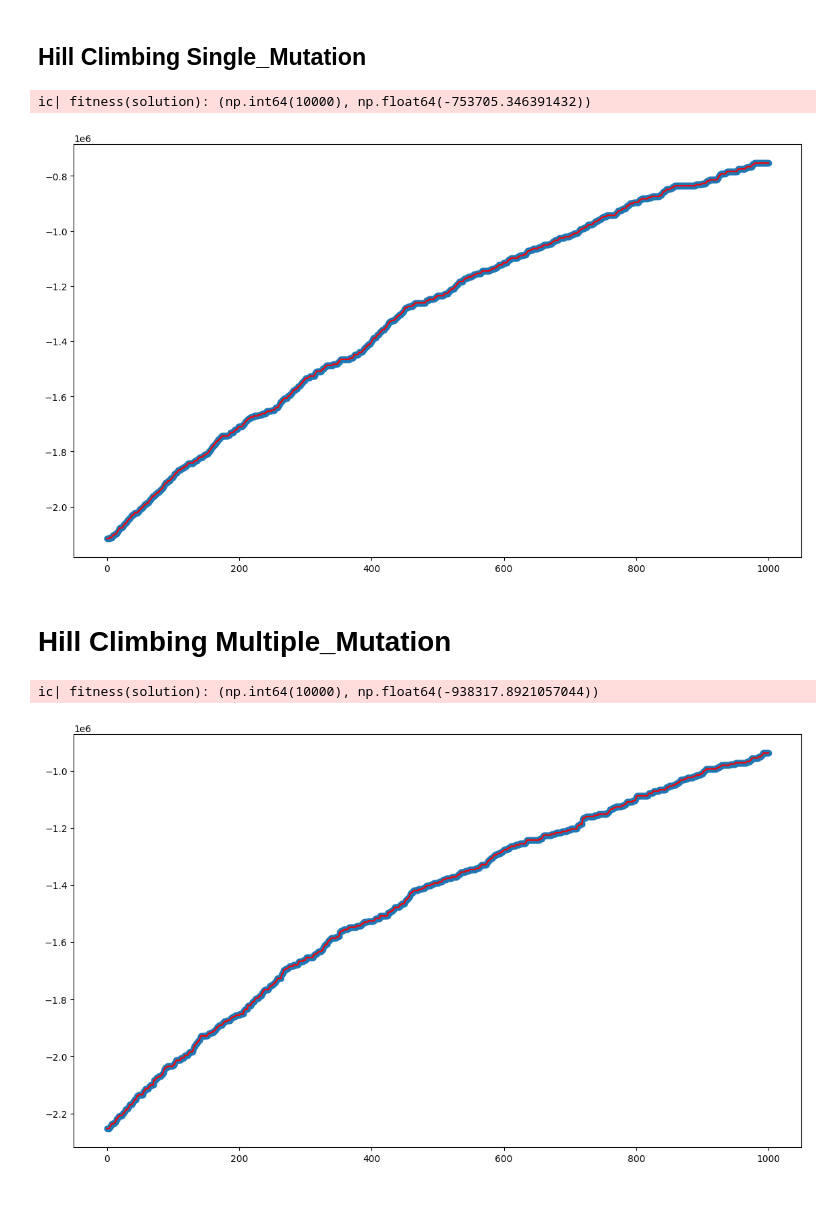
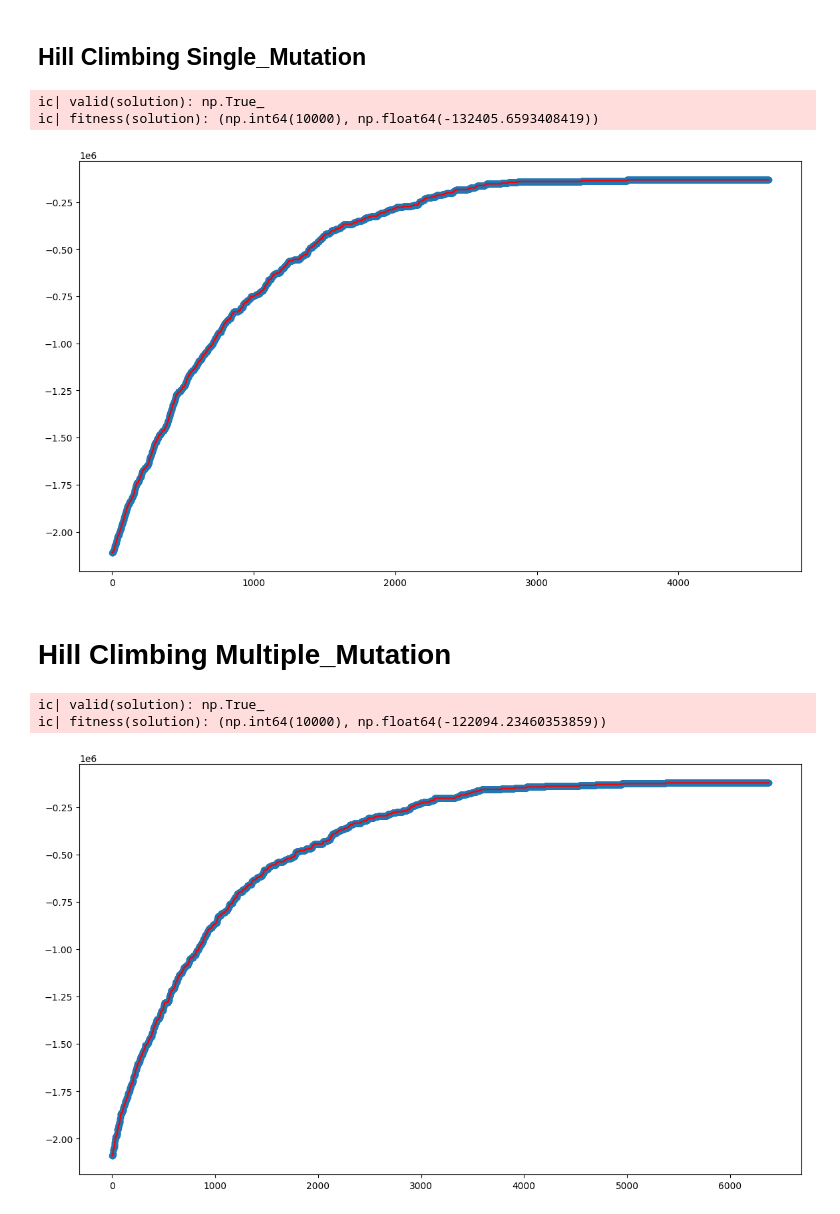
Before and after one commit to poliSimoneScalora/CI2024_lab1, a Jupyter notebook: set-cover.ipynb, the cells around one changed output. Cells and saved outputs as stored; diff of their text form; code cells hidden in the pictures.

```diff
--- a/set-cover.ipynb
+++ b/set-cover.ipynb
@@ -17,7 +17,7 @@ If you want to get reproducible results, use `rng` (and restart the kernel); for
 UNIVERSE_SIZE = 10000
 NUM_SETS = 1000
 DENSITY = 0.2
-MAX_STEPS = 1000
+MAX_STEPS = 10000
 
 rng = np.random.Generator(np.random.PCG64([UNIVERSE_SIZE, NUM_SETS, int(10_000 * DENSITY)]))
 # %%
@@ -69,6 +69,8 @@ def single_mutation(solution: np.ndarray)-> np.ndarray:
 
 solution = rng.random(NUM_SETS) < 0.5
 history = [float(fitness(solution)[1])]
+N = 1000
+NO_Improvement_Steps = 0
 
 for n in tqdm(range(MAX_STEPS)):
     new_solution = single_mutation(solution)
@@ -76,7 +78,14 @@ for n in tqdm(range(MAX_STEPS)):
     if fitness(new_solution) > fitness(solution):
         solution = new_solution
         solution_fitness=fitness(solution)
+        NO_Improvement_Steps=0
+    else:
+        NO_Improvement_Steps+=1
 
+    if NO_Improvement_Steps>N:
+        break
+
+ic(valid(solution))
 ic(fitness(solution))
 
 plt.figure(figsize=(14, 8))
@@ -87,38 +96,49 @@ plt.plot(
 )
 _ = plt.scatter(range(len(history)), history)
 # %% [output]
-ic| fitness(solution): (np.int64(10000), np.float64(-753705.346391432))
+ic| valid(solution): np.True_
+ic| fitness(solution): (np.int64(10000), np.float64(-132405.6593408419))
-[figure, old version]
+[figure, new version]
 # %% [markdown]
 # Hill Climbing Multiple_Mutation
 # %%
 def multiple_mutation(solution: np.ndarray) -> np.ndarray:
     new_solution = solution.copy()
     index = None
     while index is None or np.random.random() < 0.4:
         index = rng.integers(0, NUM_SETS)
         new_solution[index] = not new_solution[index]
     return new_solution
 
 solution = rng.random(NUM_SETS) < 0.5
 history = [float(fitness(solution)[1])]
+N = 1000
+NO_Improvement_Steps = 0
 
 for n in tqdm(range(MAX_STEPS)):
     new_solution = multiple_mutation(solution)
     history.append(float(fitness(solution)[1]))
     if fitness(new_solution) > fitness(solution):
         solution = new_solution
         solution_fitness=fitness(solution)
+        NO_Improvement_Steps=0
+    else:
+        NO_Improvement_Steps+=1
 
+    if NO_Improvement_Steps>N:
+        break
+
+ic(valid(solution))
 ic(fitness(solution))
 
 plt.figure(figsize=(14, 8))
 plt.plot(
     range(len(history)),
     list(accumulate(history, max)),
     color="red",
 )
 _ = plt.scatter(range(len(history)), history)
 # %% [output]
-ic| fitness(solution): (np.int64(10000), np.float64(-938317.8921057044))
+ic| valid(solution): np.True_
+ic| fitness(solution): (np.int64(10000), np.float64(-122094.23460353859))
-[figure, old version]
+[figure, new version]
```
Also changed, not shown: parts of 3 cells of this notebook.
